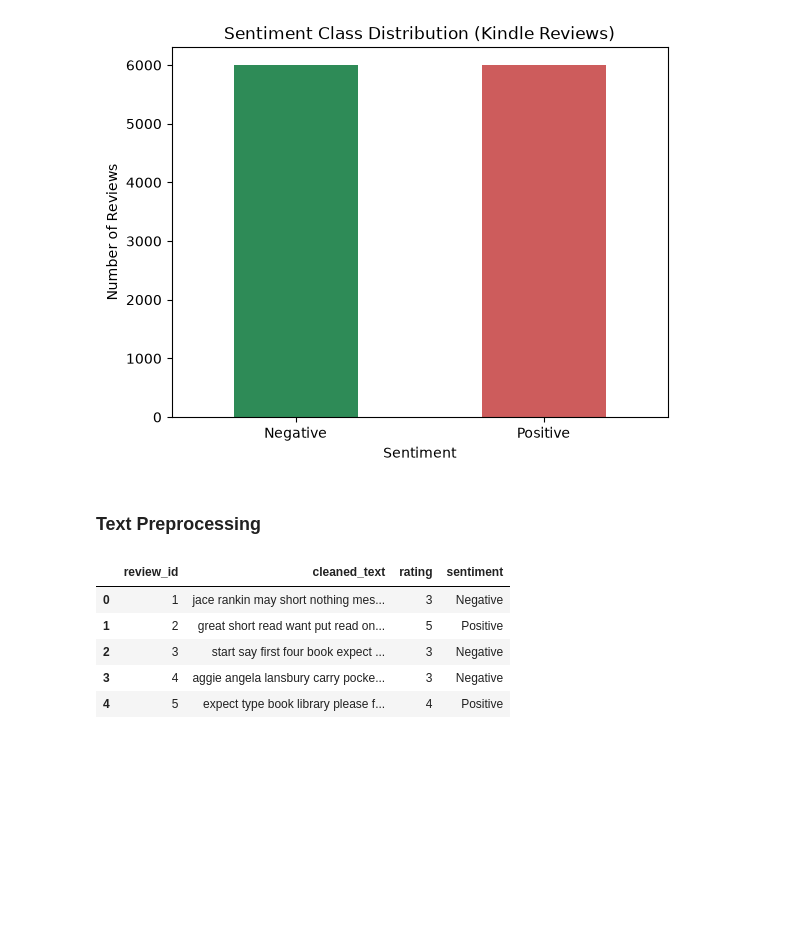
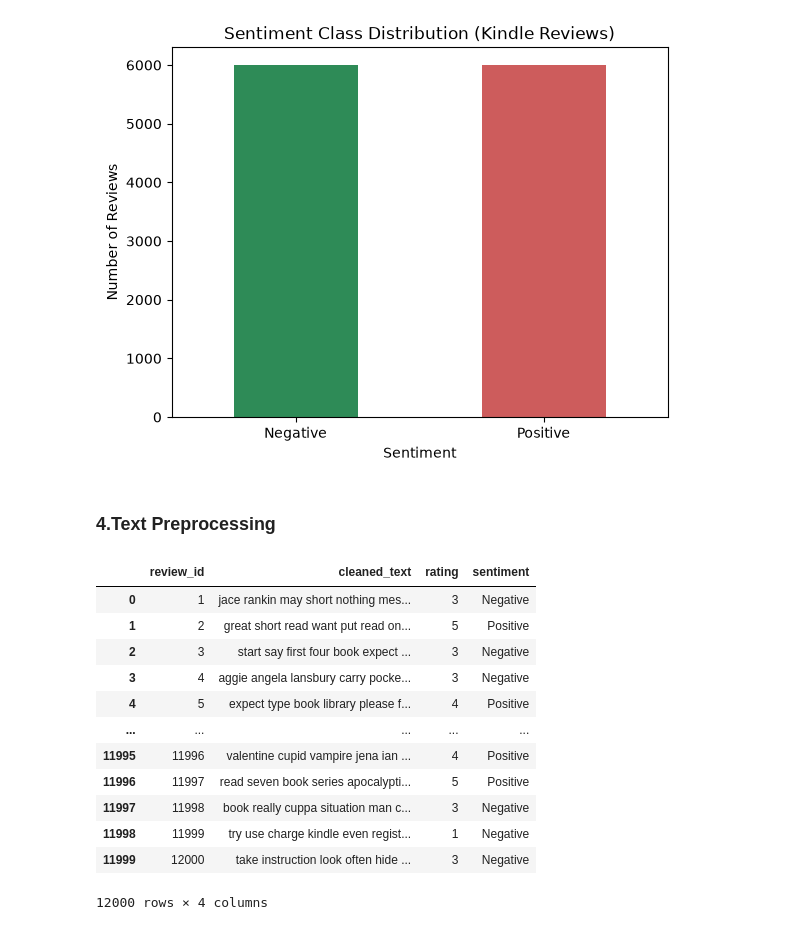
Before and after one commit to dinakaranthiru/AI-Engineer-12-Weeks, a Jupyter notebook: Week8_Task/Sentiment_Analysis.ipynb, the cells around one changed output. Saved outputs shown, nothing was run; the diff lists cells and outputs as text; code cells hidden in the pictures; blank space fills up the shorter version.

```diff
--- a/Week8_Task/Sentiment_Analysis.ipynb
+++ b/Week8_Task/Sentiment_Analysis.ipynb
@@ -108,30 +108,37 @@ plt.show()
 # %% [output]
 [figure]
 # %% [markdown]
-### Text Preprocessing
+### 4.Text Preprocessing
 # %%
 stop_words = set(stopwords.words('english'))
 lemmatizer = WordNetLemmatizer()
 
 # Function to clean and preprocess a review
 def text_preprocess(review):
     review = str(review).lower()  #convert review to string and make it all lowercase
     review = re.sub(r'http\S+|www\.\S+', ' ', review) #remove urls
     review = re.sub(r'[^a-zA-Z]',' ',review) #remove all except alphabets
     review = review.split() #split the cleaned text into individual words
     review = [
         lemmatizer.lemmatize(word,pos='v')
         for word in review
         if word not in stop_words and len(word) > 2
     ]
     return ' '.join(review)
 df['cleaned_text'] = df['review'].apply(text_preprocess)
 
-df[['review_id','cleaned_text','rating','sentiment']].head()
+df[['review_id','cleaned_text','rating','sentiment']]
 # %% [output]
 |  | review_id | cleaned_text | rating | sentiment |
 | 0 | 1 | jace rankin may short nothing mes... | 3 | Negative |
 | 1 | 2 | great short read want put read on... | 5 | Positive |
 | 2 | 3 | start say first four book expect ... | 3 | Negative |
 | 3 | 4 | aggie angela lansbury carry pocke... | 3 | Negative |
 | 4 | 5 | expect type book library please f... | 4 | Positive |
+| ... | ... | ... | ... | ... |
+| 11995 | 11996 | valentine cupid vampire jena ian ... | 4 | Positive |
+| 11996 | 11997 | read seven book series apocalypti... | 5 | Positive |
+| 11997 | 11998 | book really cuppa situation man c... | 3 | Negative |
+| 11998 | 11999 | try use charge kindle even regist... | 1 | Negative |
+| 11999 | 12000 | take instruction look often hide ... | 3 | Negative |
+12000 rows × 4 columns
```
Also changed, not shown: parts of 5 cells of this notebook.
